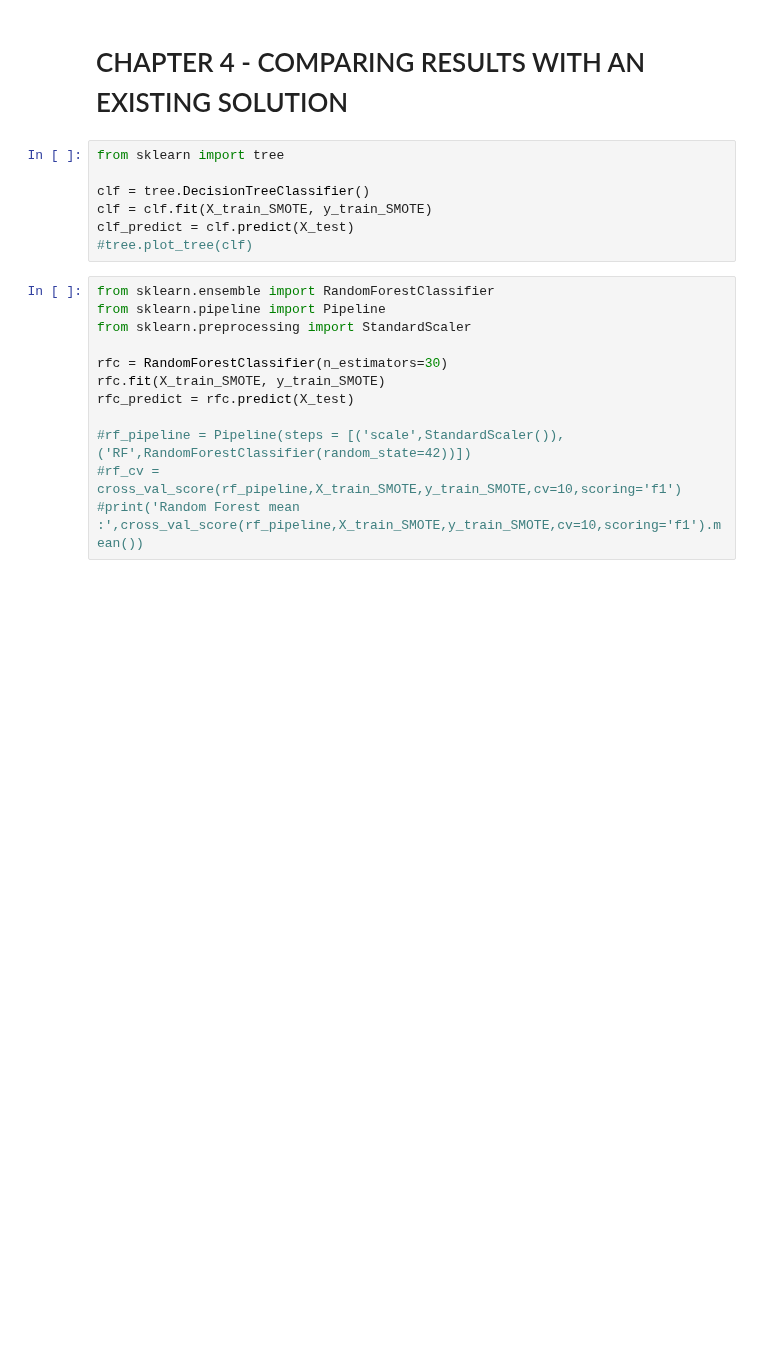
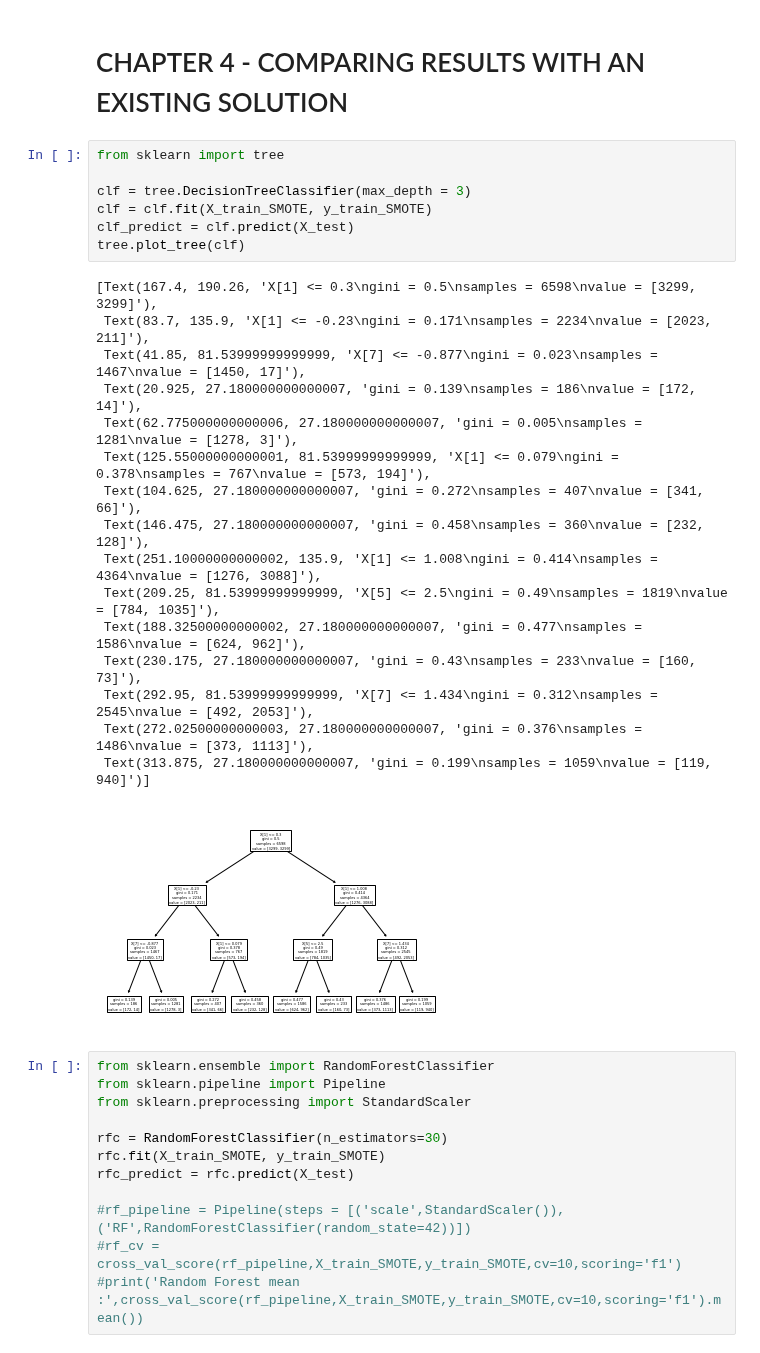
Before and after one commit to iberius96/Classification-task-for-heart-condition, a Jupyter notebook: main.ipynb, the cells around one changed output. Drawn from its saved outputs; the diff is of its cells as text; blank space fills up the shorter version.

```diff
--- a/main.ipynb
+++ b/main.ipynb
@@ -737,10 +863,27 @@ test_forest_pred = test_forest.predict(X_test)
 # %%
 from sklearn import tree
 
-clf = tree.DecisionTreeClassifier()
+clf = tree.DecisionTreeClassifier(max_depth = 3)
 clf = clf.fit(X_train_SMOTE, y_train_SMOTE)
 clf_predict = clf.predict(X_test)
-#tree.plot_tree(clf)
+tree.plot_tree(clf)
+# %% [output]
+[Text(167.4, 190.26, 'X[1] <= 0.3\ngini = 0.5\nsamples = 6598\nvalue = [3299, 3299]'),
+ Text(83.7, 135.9, 'X[1] <= -0.23\ngini = 0.171\nsamples = 2234\nvalue = [2023, 211]'),
+ Text(41.85, 81.53999999999999, 'X[7] <= -0.877\ngini = 0.023\nsamples = 1467\nvalue = [1450, 17]'),
+ Text(20.925, 27.180000000000007, 'gini = 0.139\nsamples = 186\nvalue = [172, 14]'),
+ Text(62.775000000000006, 27.180000000000007, 'gini = 0.005\nsamples = 1281\nvalue = [1278, 3]'),
+ Text(125.55000000000001, 81.53999999999999, 'X[1] <= 0.079\ngini = 0.378\nsamples = 767\nvalue = [573, 194]'),
+ Text(104.625, 27.180000000000007, 'gini = 0.272\nsamples = 407\nvalue = [341, 66]'),
+ Text(146.475, 27.180000000000007, 'gini = 0.458\nsamples = 360\nvalue = [232, 128]'),
+ Text(251.10000000000002, 135.9, 'X[1] <= 1.008\ngini = 0.414\nsamples = 4364\nvalue = [1276, 3088]'),
+ Text(209.25, 81.53999999999999, 'X[5] <= 2.5\ngini = 0.49\nsamples = 1819\nvalue = [784, 1035]'),
+ Text(188.32500000000002, 27.180000000000007, 'gini = 0.477\nsamples = 1586\nvalue = [624, 962]'),
+ Text(230.175, 27.180000000000007, 'gini = 0.43\nsamples = 233\nvalue = [160, 73]'),
+ Text(292.95, 81.53999999999999, 'X[7] <= 1.434\ngini = 0.312\nsamples = 2545\nvalue = [492, 2053]'),
+ Text(272.02500000000003, 27.180000000000007, 'gini = 0.376\nsamples = 1486\nvalue = [373, 1113]'),
+ Text(313.875, 27.180000000000007, 'gini = 0.199\nsamples = 1059\nvalue = [119, 940]')]
+[figure, added]
 # %%
 from sklearn.ensemble import RandomForestClassifier
 from sklearn.pipeline import Pipeline
```
Also changed, not shown: parts of 8 cells of this notebook.
